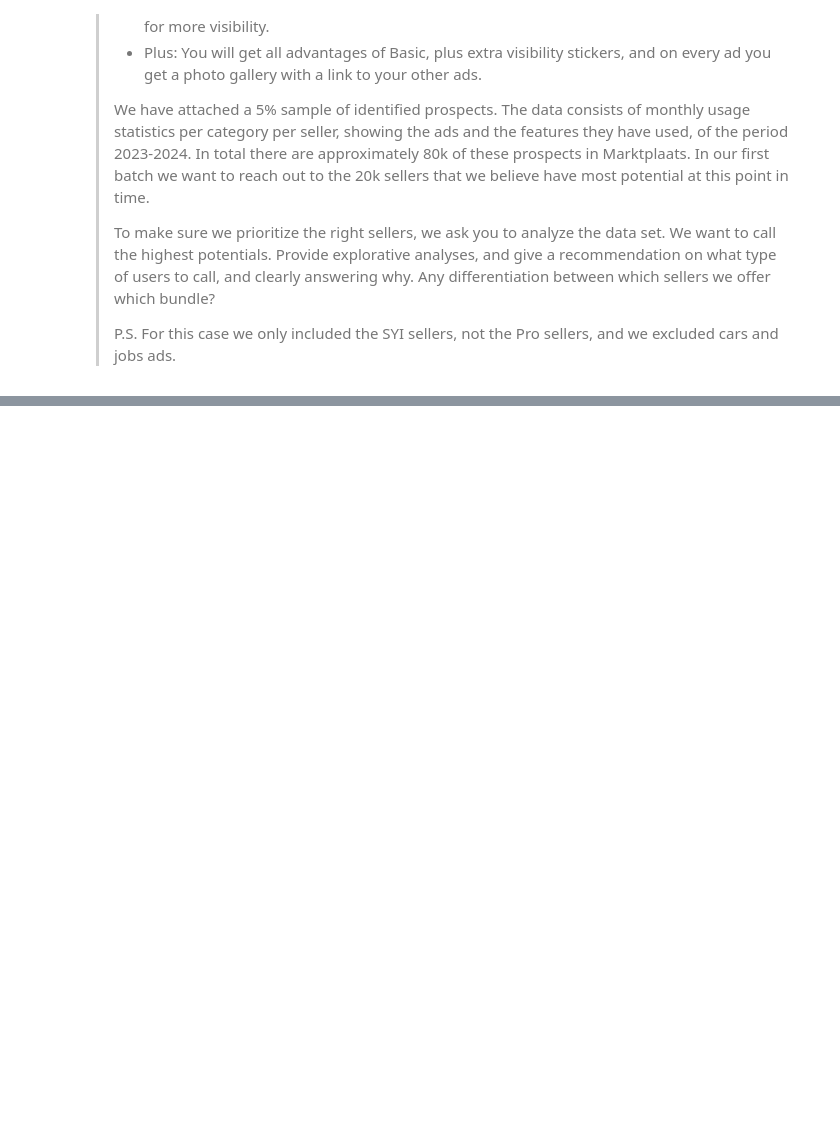
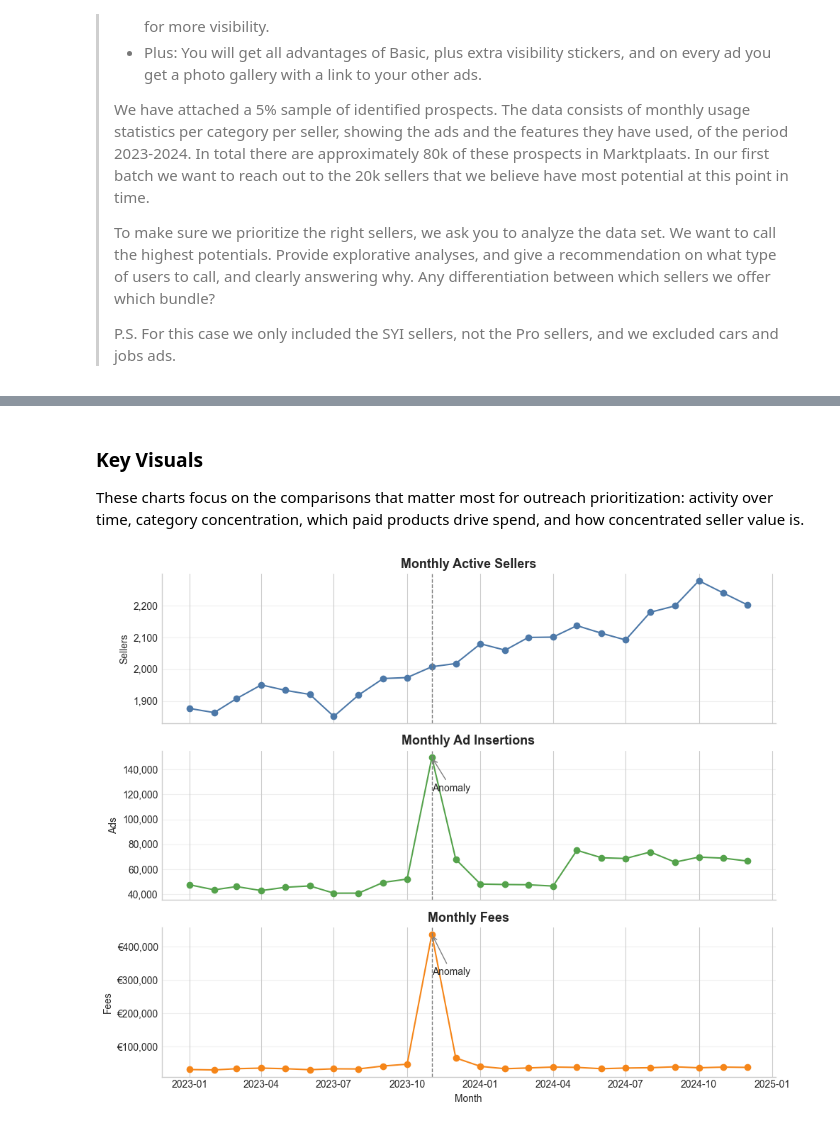
Before and after one commit to omer-t/marktplaats-assignment, a Jupyter notebook: assignments/marketing_analyst/q2_outreach_prioritization.ipynb, the cells around one changed output, grey strips where cells are left out. Cells and saved outputs as stored; diff of their text form; code cells hidden in the pictures; blank space fills up the shorter version.

```diff
--- a/assignments/marketing_analyst/q2_outreach_prioritization.ipynb
+++ b/assignments/marketing_analyst/q2_outreach_prioritization.ipynb
@@ -16,0 +194,12 @@
+# %%
+monthly_summary = (
+    df.groupby(Q2_DATE_COLUMN, as_index=False)
+    .agg(
+        sellers=(Q2_USER_COLUMN, "nunique"),
+        rows=(Q2_USER_COLUMN, "size"),
+        categories=(Q2_CATEGORY_COLUMN, "nunique"),
+        total_ad_insertions=("total_ad_insertions", "sum"),
+        commercial_uses=("commercial_uses", "sum"),
+        total_fees=("total_fees", "sum"),
+    )
+)
@@ -16,0 +236,45 @@
+# %% [markdown]
+### Key Visuals
+
+These charts focus on the comparisons that matter most for outreach prioritization: activity over time, category concentration, which paid products drive spend, and how concentrated seller value is.
+# %%
+fig, axes = plt.subplots(3, 1, figsize=(10, 8), sharex=True)
+anomaly_month = pd.Timestamp("2023-11-01")
+
+axes[0].plot(monthly_summary[Q2_DATE_COLUMN], monthly_summary["sellers"], marker="o", color=PLOT_COLORS["primary"])
+axes[0].set_title("Monthly Active Sellers")
+axes[0].set_ylabel("Sellers")
+
+axes[1].plot(monthly_summary[Q2_DATE_COLUMN], monthly_summary["total_ad_insertions"], marker="o", color=PLOT_COLORS["success"])
+axes[1].set_title("Monthly Ad Insertions")
+axes[1].set_ylabel("Ads")
+
+axes[2].plot(monthly_summary[Q2_DATE_COLUMN], monthly_summary["total_fees"], marker="o", color=PLOT_COLORS["secondary"])
+axes[2].set_title("Monthly Fees")
+axes[2].set_ylabel("Fees")
+axes[2].set_xlabel("Month")
+
+for ax in axes:
+    ax.axvline(anomaly_month, color="gray", linestyle="--", linewidth=1)
+    format_number_axis(ax, axis="y")
+    ax.grid(axis="y", alpha=0.3)
+format_eur_axis(axes[2], axis="y")
+
+anomaly_ads = monthly_summary.loc[monthly_summary[Q2_DATE_COLUMN].eq(anomaly_month), "total_ad_insertions"].iloc[0]
+anomaly_fees = monthly_summary.loc[monthly_summary[Q2_DATE_COLUMN].eq(anomaly_month), "total_fees"].iloc[0]
+axes[1].annotate(
+    "Anomaly",
+    xy=(anomaly_month, anomaly_ads),
+    xytext=(anomaly_month, anomaly_ads * 0.82),
+    arrowprops={"arrowstyle": "->", "color": "gray"},
+)
+axes[2].annotate(
+    "Anomaly",
+    xy=(anomaly_month, anomaly_fees),
+    xytext=(anomaly_month, anomaly_fees * 0.72),
+    arrowprops={"arrowstyle": "->", "color": "gray"},
+)
+
+fig.tight_layout()
+# %% [output]
+[figure, added]
```
Also changed, not shown: parts of 24 cells of this notebook, 3 other files.
